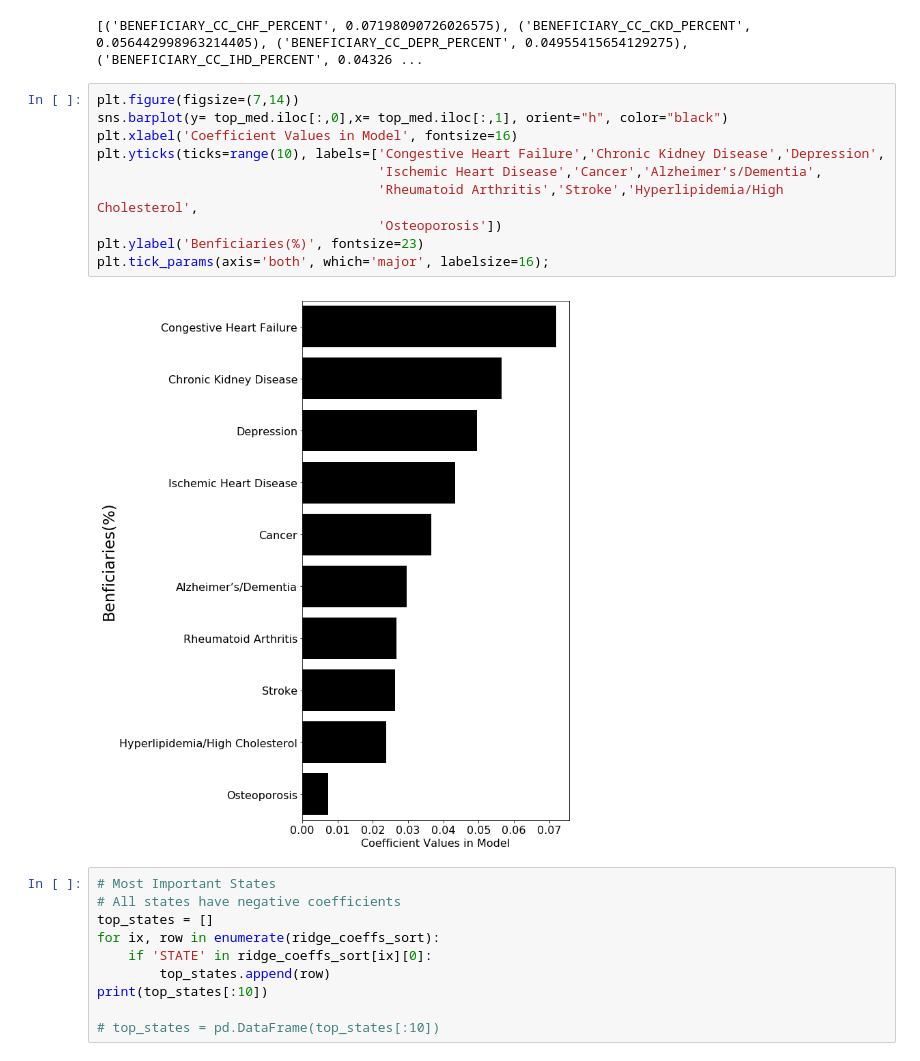
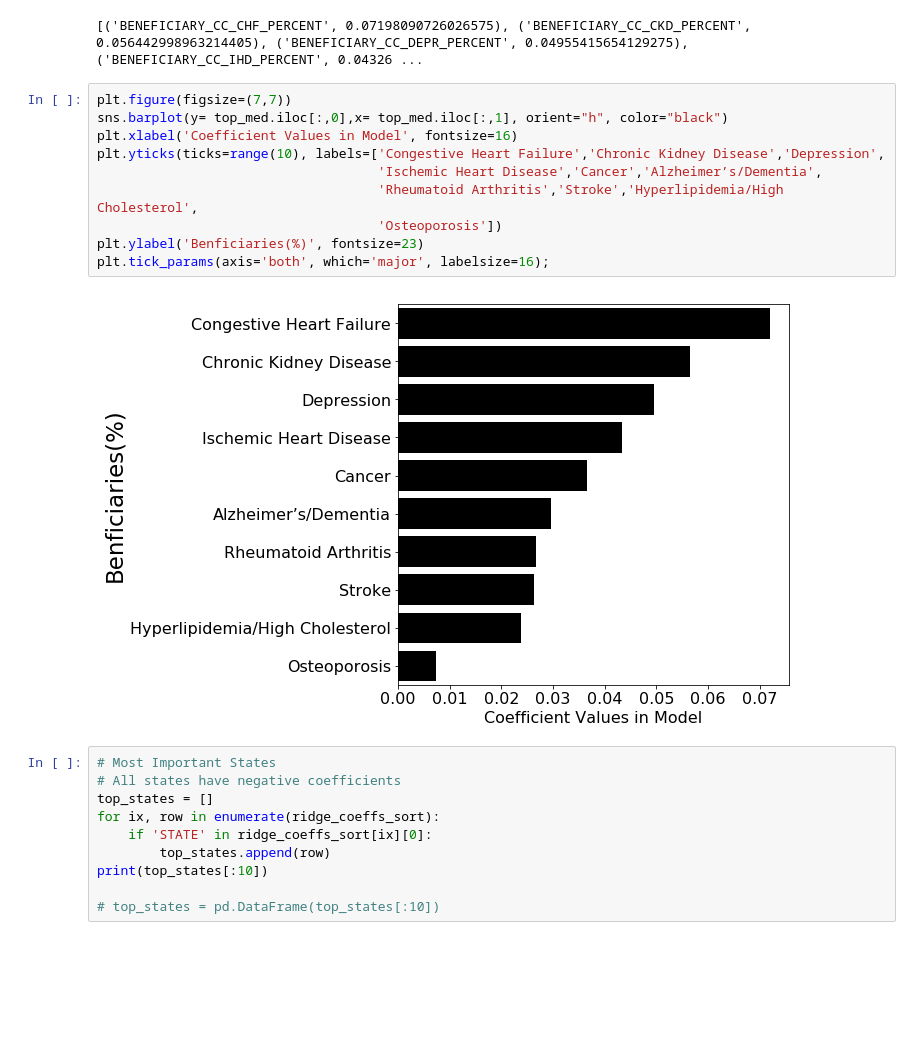
Before and after one commit to tcbonds/medicare-cost-predictor, a Jupyter notebook: 3_Determining_Feature_Importance.ipynb, the cells around one changed output. Saved outputs shown, nothing was run; the diff lists cells and outputs as text; blank space fills up the shorter version.

```diff
--- a/3_Determining_Feature_Importance.ipynb
+++ b/3_Determining_Feature_Importance.ipynb
@@ -115,17 +115,17 @@ top_med = pd.DataFrame(top_med[:10])
 # %% [output]
 [('BENEFICIARY_CC_CHF_PERCENT', 0.07198090726026575), ('BENEFICIARY_CC_CKD_PERCENT', 0.056442998963214405), ('BENEFICIARY_CC_DEPR_PERCENT', 0.04955415654129275), ('BENEFICIARY_CC_IHD_PERCENT', 0.04326 ...
 # %%
-plt.figure(figsize=(7,14))
+plt.figure(figsize=(7,7))
 sns.barplot(y= top_med.iloc[:,0],x= top_med.iloc[:,1], orient="h", color="black")
 plt.xlabel('Coefficient Values in Model', fontsize=16)
 plt.yticks(ticks=range(10), labels=['Congestive Heart Failure','Chronic Kidney Disease','Depression',
                                     'Ischemic Heart Disease','Cancer','Alzheimer’s/Dementia',
                                     'Rheumatoid Arthritis','Stroke','Hyperlipidemia/High Cholesterol',
                                     'Osteoporosis'])
 plt.ylabel('Benficiaries(%)', fontsize=23)
 plt.tick_params(axis='both', which='major', labelsize=16);
 # %% [output]
-[figure, old version]
+[figure, new version]
 # %%
 # Most Important States
 # All states have negative coefficients
```
Also changed, not shown: parts of 2 cells of this notebook, 1 other file.
